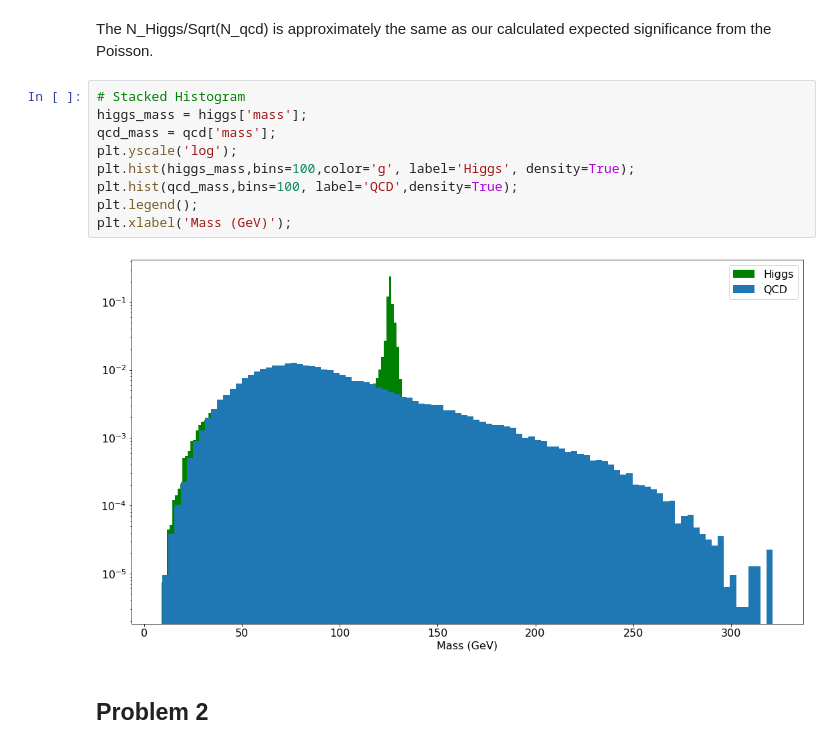
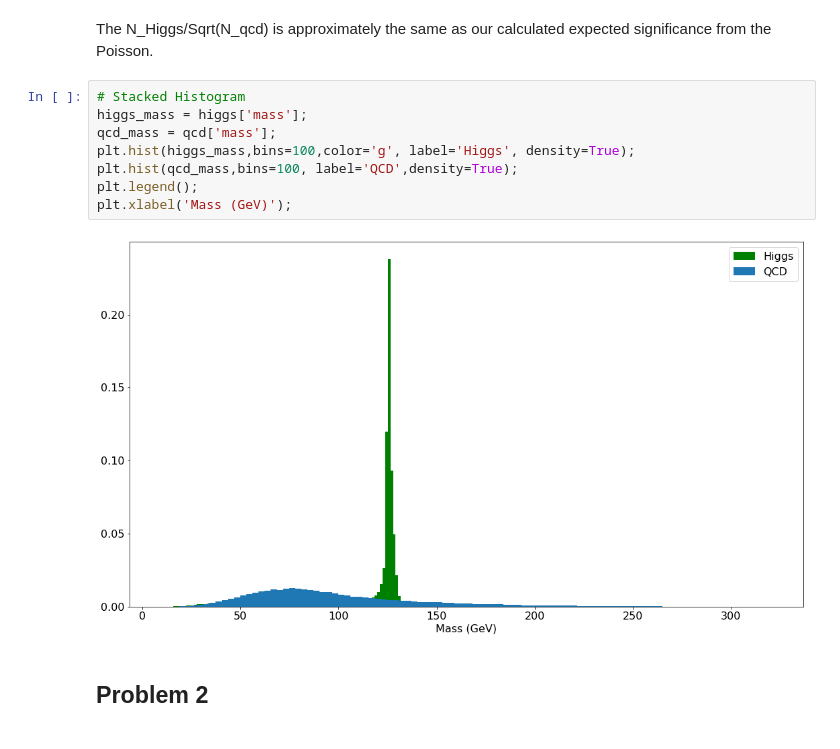
Before and after one commit to noahkim4648/Phys-434-Portfolio, a Jupyter notebook: Lab7-8.ipynb, the cells around one changed output. Cells and saved outputs as stored; diff of their text form.

```diff
--- a/Lab7-8.ipynb
+++ b/Lab7-8.ipynb
@@ -48,14 +48,13 @@ The N_Higgs/Sqrt(N_qcd) is approximately the same as our calculated expected sig
 # %%
 # Stacked Histogram
 higgs_mass = higgs['mass'];
 qcd_mass = qcd['mass'];
-plt.yscale('log');
 plt.hist(higgs_mass,bins=100,color='g', label='Higgs', density=True);
 plt.hist(qcd_mass,bins=100, label='QCD',density=True);
 plt.legend();
 plt.xlabel('Mass (GeV)');
 # %% [output]
-[figure, old version]
+[figure, new version]
 # %% [markdown]
 ## Problem 2
 # %% [markdown]
```
Also changed, not shown: parts of 19 cells of this notebook, 1 other file.
